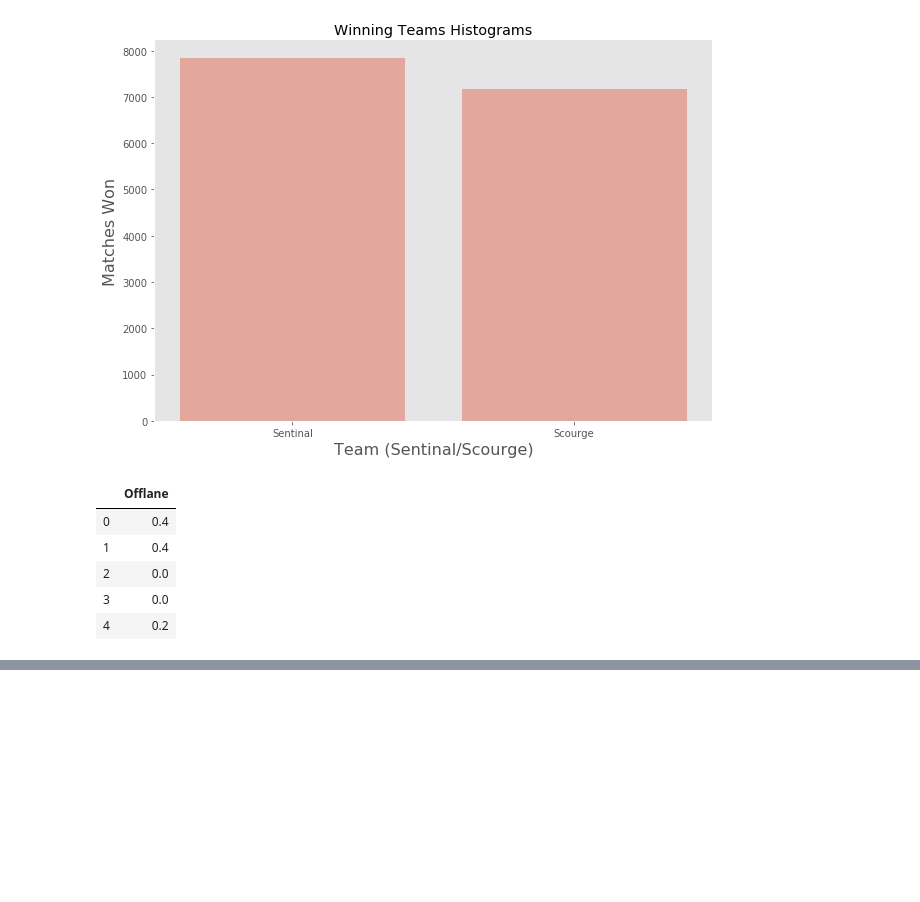
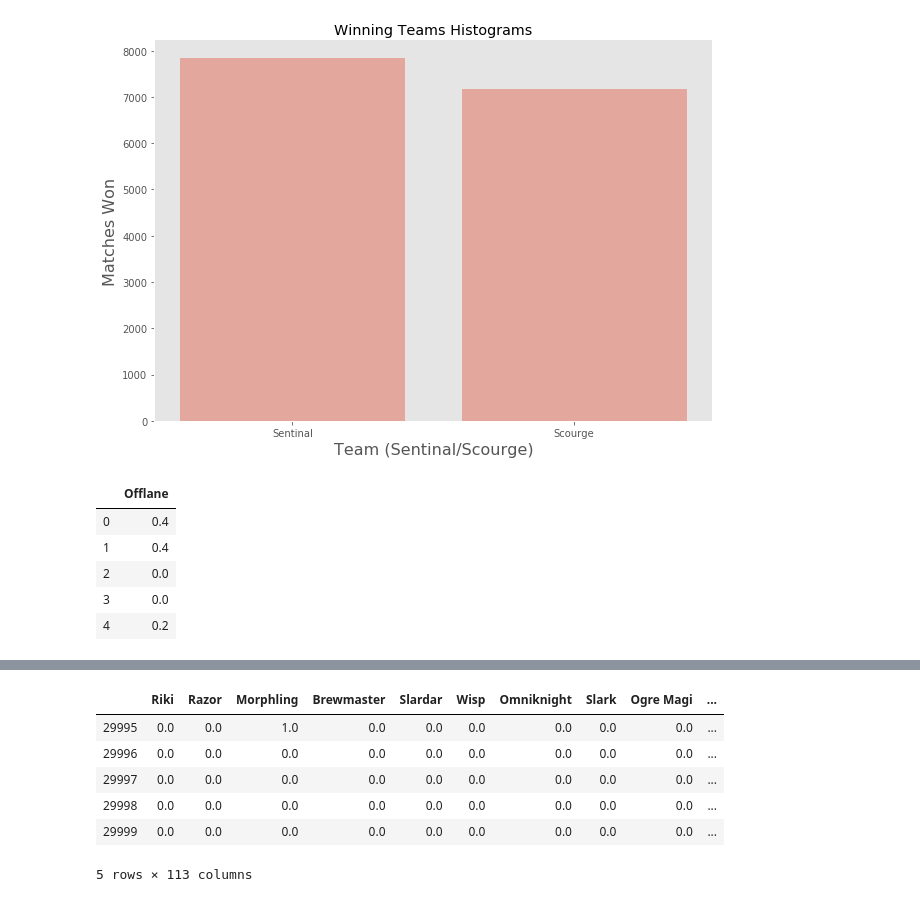
Before and after one commit to Gal-Gilor/In_Zeus_We_Trust, a Jupyter notebook: dota2_EDA.ipynb, the cells around one changed output, grey strips where cells are left out. Drawn from its saved outputs; the diff is of its cells as text; code cells hidden in the pictures; blank space fills up the shorter version.

```diff
--- a/dota2_EDA.ipynb
+++ b/dota2_EDA.ipynb
@@ -318,5 +318,5 @@ mid = np.array(['Alchemist', 'Arc Warden', 'Bloodseeker', 'Bristleback',
 # create new feature: how many mid lane appropriate characters
 mid_df = features_df.where(~features_df.isin(mid), None)
 mid_df = pd.DataFrame(mid_df.isnull().sum(axis=1), columns=['Mid'])
-mid_df = mid /5
+mid_df = mid_df /5
 # mid_df.head()
@@ -410,16 +411,24 @@ picked_720_df = picked_720_df / 5
 # %%
 cleaned_df = pd.concat([dummies_df, melee_df, str_df, agi_df, int_df,
                          op_tiers12_df, op_tiers3_df, carry_df, support_df,
                          offlane_df, mid_df, roam_df, nuke_disable_df,
                          top_wins_df, picked_719_df, picked_720_df,
                          lineups['Won']], axis=1)
 
-cleaned_df.loc[cleaned_df.Won == 1, 'Won'] = 'Won'
-cleaned_df.loc[cleaned_df.Won == 0, 'Won'] = 'Lost'
+# cleaned_df.loc[cleaned_df.Won == 1, 'Won'] = 'Won'
+# cleaned_df.loc[cleaned_df.Won == 0, 'Won'] = 'Lost'
 export_csv = cleaned_df.to_csv (r'C:\Users\GILOR\Desktop\data_science\Flatiron_projects\Dota_Victory_Classification\dota2_cleaned.csv',
                                  index = None, header=True)
 
 cleaned_df.tail()
+# %% [output]
+|  | Riki | Razor | Morphling | Brewmaster | Slardar | Wisp | Omniknight | Slark | Ogre Magi | ... |
+| 29995 | 0.0 | 0.0 | 1.0 | 0.0 | 0.0 | 0.0 | 0.0 | 0.0 | 0.0 | ... |
+| 29996 | 0.0 | 0.0 | 0.0 | 0.0 | 0.0 | 0.0 | 0.0 | 0.0 | 0.0 | ... |
+| 29997 | 0.0 | 0.0 | 0.0 | 0.0 | 0.0 | 0.0 | 0.0 | 0.0 | 0.0 | ... |
+| 29998 | 0.0 | 0.0 | 0.0 | 0.0 | 0.0 | 0.0 | 0.0 | 0.0 | 0.0 | ... |
+| 29999 | 0.0 | 0.0 | 0.0 | 0.0 | 0.0 | 0.0 | 0.0 | 0.0 | 0.0 | ... |
+5 rows × 113 columns
 # %%
 # test_df = pd.concat([dummies_df, melee_df, str_df, agi_df, int_df,
 #                      carry_df, support_df, offlane_df, mid_df, roam_df,
```
Also changed, not shown: parts of 2 cells of this notebook, 2 other files.
